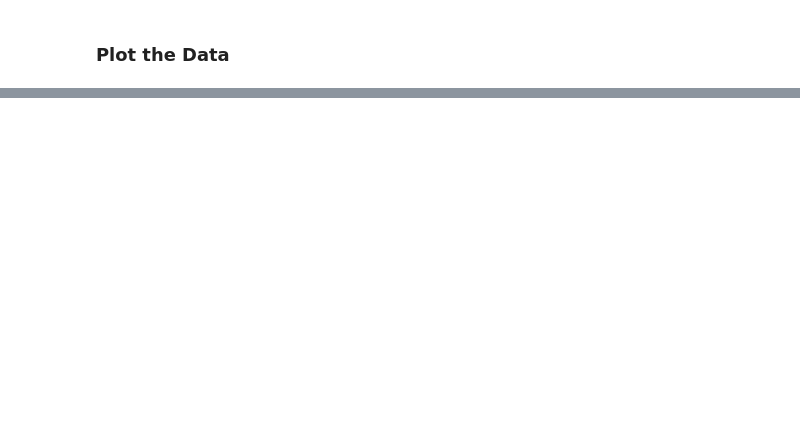
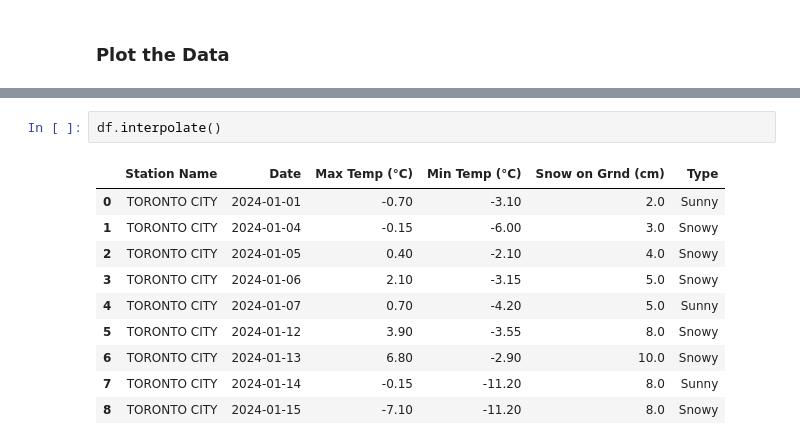
Before and after one commit to suddeb/PythonCode, a Jupyter notebook: DataManipulation/FillMissingValues-3.ipynb, the cells around one changed output, grey strips where cells are left out. Drawn from its saved outputs; the diff is of its cells as text; blank space fills up the shorter version.

```diff
--- a/DataManipulation/FillMissingValues-3.ipynb
+++ b/DataManipulation/FillMissingValues-3.ipynb
@@ -24,0 +57,13 @@ plt.show()
+# %%
+df.interpolate()
+# %% [output]
+|  | Station Name | Date | Max Temp (°C) | Min Temp (°C) | Snow on Grnd (cm) | Type |
+| 0 | TORONTO CITY | 2024-01-01 | -0.70 | -3.10 | 2.0 | Sunny |
+| 1 | TORONTO CITY | 2024-01-04 | -0.15 | -6.00 | 3.0 | Snowy |
+| 2 | TORONTO CITY | 2024-01-05 | 0.40 | -2.10 | 4.0 | Snowy |
+| 3 | TORONTO CITY | 2024-01-06 | 2.10 | -3.15 | 5.0 | Snowy |
+| 4 | TORONTO CITY | 2024-01-07 | 0.70 | -4.20 | 5.0 | Sunny |
+| 5 | TORONTO CITY | 2024-01-12 | 3.90 | -3.55 | 8.0 | Snowy |
+| 6 | TORONTO CITY | 2024-01-13 | 6.80 | -2.90 | 10.0 | Snowy |
+| 7 | TORONTO CITY | 2024-01-14 | -0.15 | -11.20 | 8.0 | Sunny |
+| 8 | TORONTO CITY | 2024-01-15 | -7.10 | -11.20 | 8.0 | Snowy |
```
Also changed, not shown: parts of 10 cells of this notebook.
